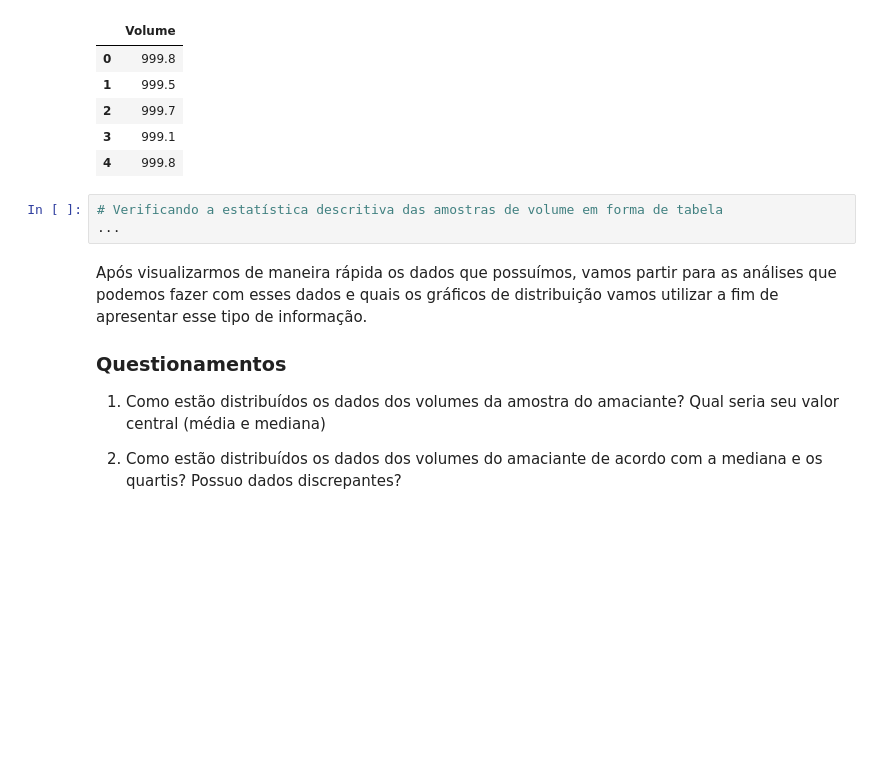
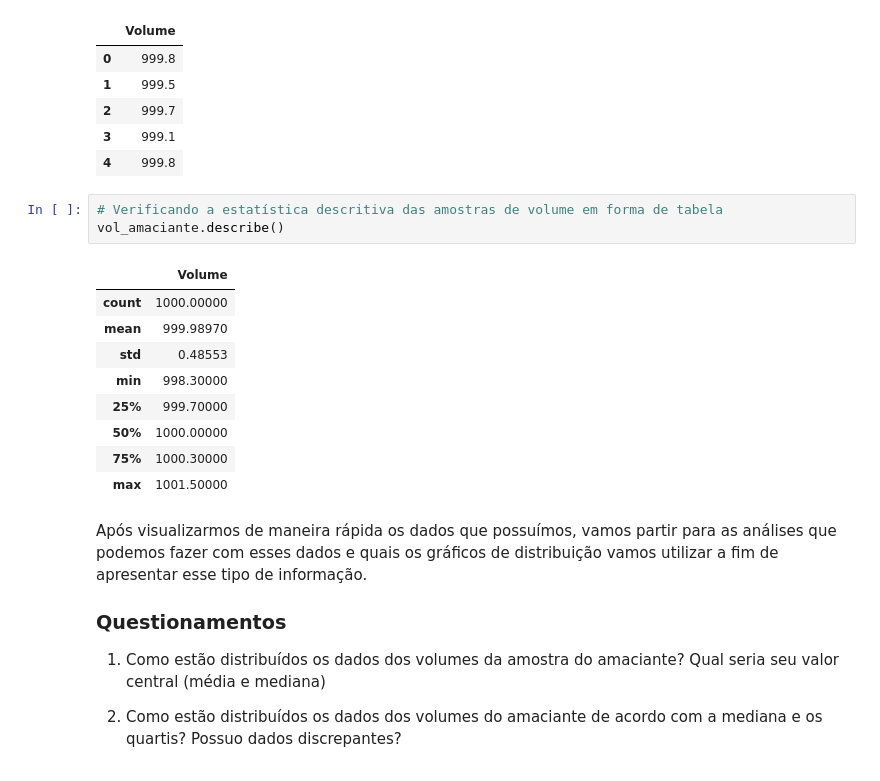
Before and after one commit to ledsouza/dataviz_vendas_lojas, a Jupyter notebook: Dataviz_ Gráficos.ipynb, the cells around one changed output. Saved outputs shown, nothing was run; the diff lists cells and outputs as text; blank space fills up the shorter version.

```diff
--- a/Dataviz_ Gráficos.ipynb
+++ b/Dataviz_ Gráficos.ipynb
@@ -1222,7 +1222,17 @@ vol_amaciante.head()
 | 4 | 999.8 |
 # %%
 # Verificando a estatística descritiva das amostras de volume em forma de tabela
-...
+vol_amaciante.describe()
+# %% [output]
+|  | Volume |
+| count | 1000.00000 |
+| mean | 999.98970 |
+| std | 0.48553 |
+| min | 998.30000 |
+| 25% | 999.70000 |
+| 50% | 1000.00000 |
+| 75% | 1000.30000 |
+| max | 1001.50000 |
 # %% [markdown]
 Após visualizarmos de maneira rápida os dados que possuímos, vamos partir para as análises que podemos fazer com esses dados e quais os gráficos de distribuição vamos utilizar a fim de apresentar esse tipo de informação.
 
```
Also changed, not shown: parts of 1 cell of this notebook.
